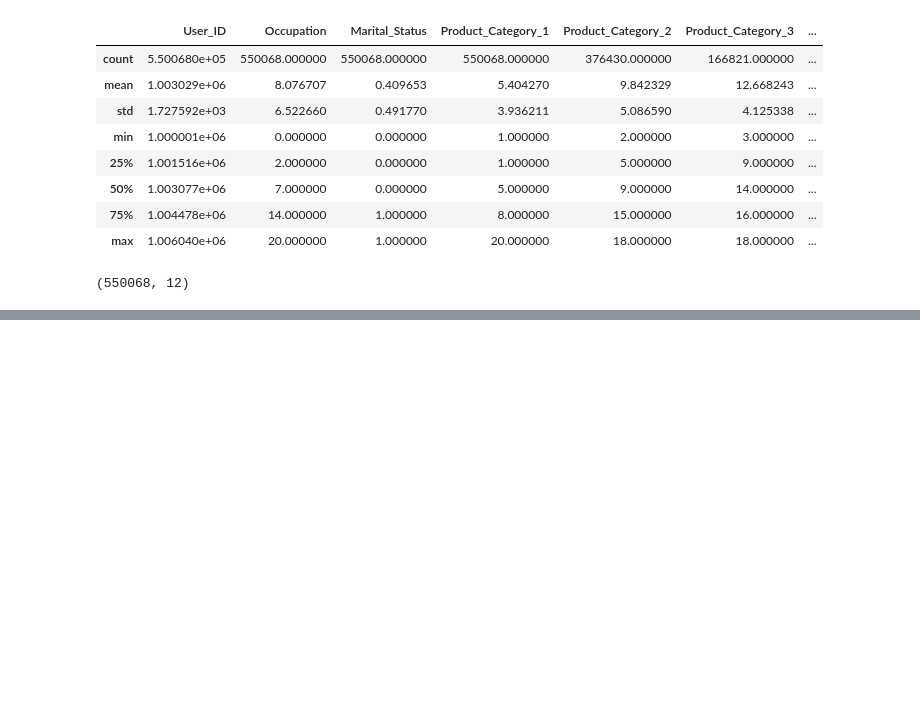
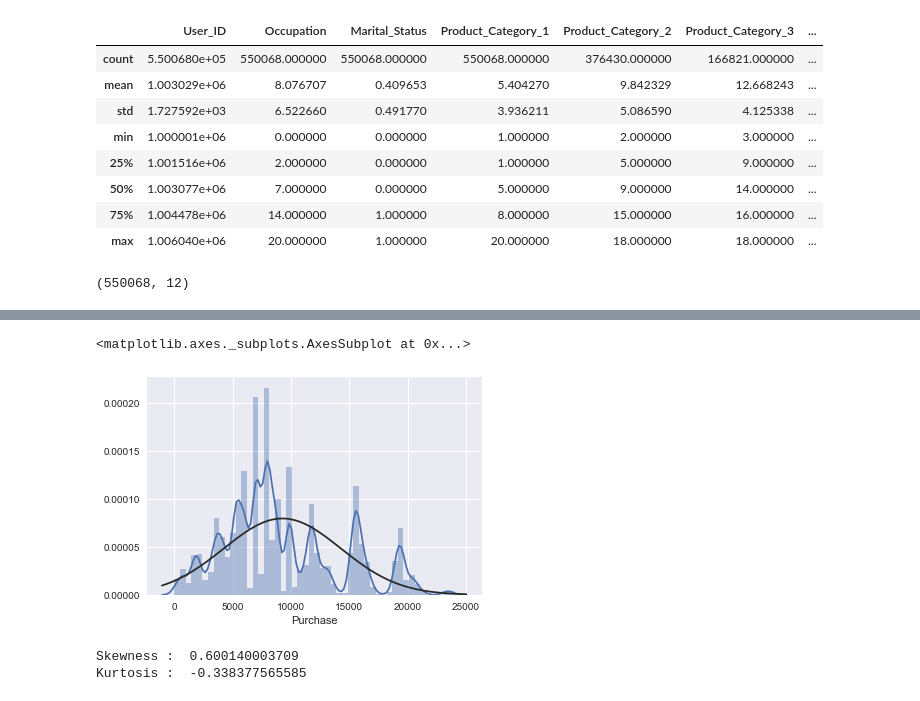
Before and after one commit to leomcp/AVML, a Jupyter notebook: Black_Friday.ipynb, the cells around one changed output, grey strips where cells are left out. Drawn from its saved outputs; the diff is of its cells as text; code cells hidden in the pictures; blank space fills up the shorter version.

```diff
--- a/Black_Friday.ipynb
+++ b/Black_Friday.ipynb
@@ -75,0 +111,14 @@ df_train.isnul
+# %%
+# Plot
+df_purchase1 = df_train['Purchase']
+df_purchase2 =((df_purchase1 - df_purchase.mean()) / df_purchase.std())
+sns.distplot(df_purchase2, fit = norm)
+# %% [output]
+<matplotlib.axes._subplots.AxesSubplot at 0x...>
+[figure, added]
+# %%
+print("Skewness : ", df_train['Purchase'].skew())
+print("Kurtosis : ", df_train['Purchase'].kurt())
+# %% [output]
+Skewness :  0.600140003709
+Kurtosis :  -0.338377565585
```
Also changed, not shown: parts of 8 cells of this notebook, 1 other file.
